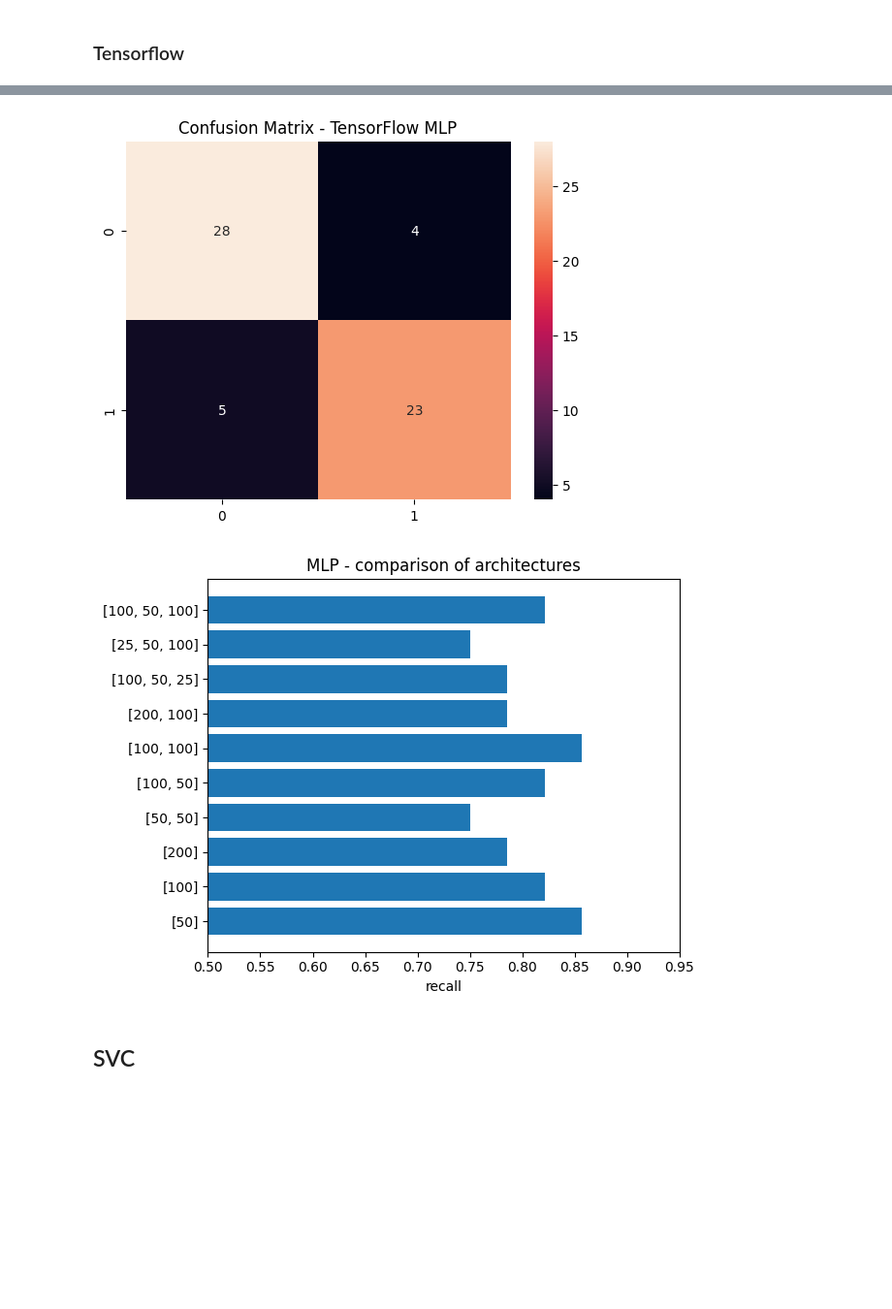
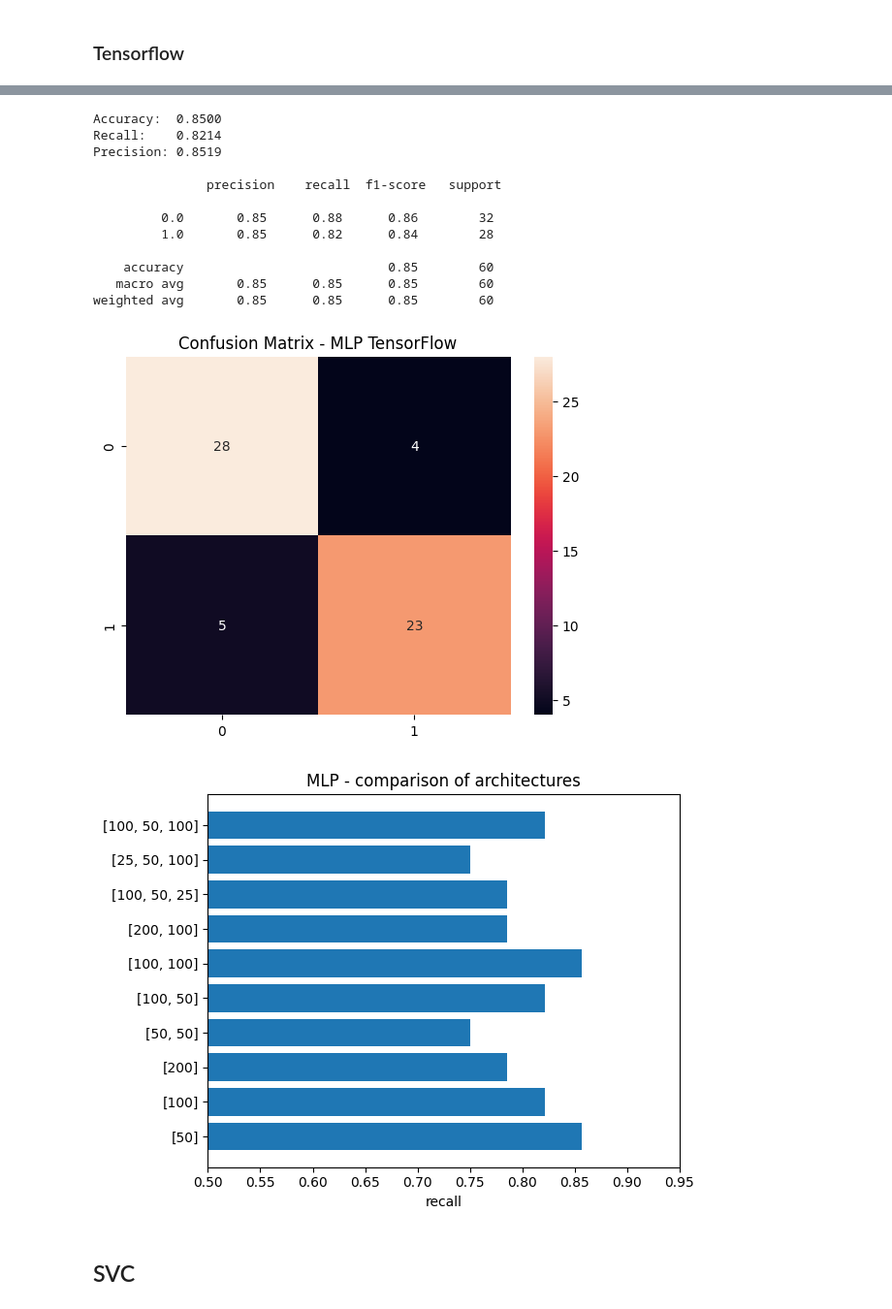
Before and after one commit to PogchampMuffin3/heart-disease-classification, a Jupyter notebook: heart_disease_classification.ipynb, the cells around one changed output, grey strips where cells are left out. Shown at 97% size. Cells and saved outputs as stored; diff of their text form; code cells hidden in the pictures; blank space fills up the shorter version.

```diff
--- a/heart_disease_classification.ipynb
+++ b/heart_disease_classification.ipynb
@@ -250,13 +252,13 @@ architectures = [
     [25,50,100],
     [100,50,100]
 ]
-arch_accs = []
+arch_res = []
 best = {'rec': 0}
 
 for layers in architectures:
   m = train_model(layers, 'relu', 'adam', 0.2, 200)
   rec = m.evaluate(X_test, y_test, verbose=0, return_dict=True)[SCORING]
-  arch_accs.append(rec)
+  arch_res.append(rec)
   if best['rec'] < rec:
     best = {'layers': layers, 'rec': rec}
   print(f'{layers} {rec:.4f}')
@@ -268,7 +270,7 @@ y_pred_TF = (y_pred_TF_proba > 0.4).astype(int)
 results_a['MLP TensorFlow'], results_r['MLP TensorFlow'], results_p['MLP TensorFlow'] = model_summary(y_test, y_pred_TF, "MLP TensorFlow")
 
 arch_labels = [str(a) for a in architectures]
-plt.barh(arch_labels, arch_accs)
+plt.barh(arch_labels, arch_res)
 plt.xlabel(SCORING)
 plt.title('MLP - comparison of architectures')
 plt.xlim(0.5, 0.95)
@@ -295,4 +294,16 @@ weighted avg       0.85      0.85      0.85        60
+Accuracy:  0.8500
+Recall:    0.8214
+Precision: 0.8519
+
+               precision    recall  f1-score   support
+
+         0.0       0.85      0.88      0.86        32
+         1.0       0.85      0.82      0.84        28
+
+    accuracy                           0.85        60
+   macro avg       0.85      0.85      0.85        60
+weighted avg       0.85      0.85      0.85        60
-[figure, old version]
+[figure, new version]
 [figure]
 # %% [markdown]
 ## SVC
```
Also changed, not shown: parts of 22 cells of this notebook.
